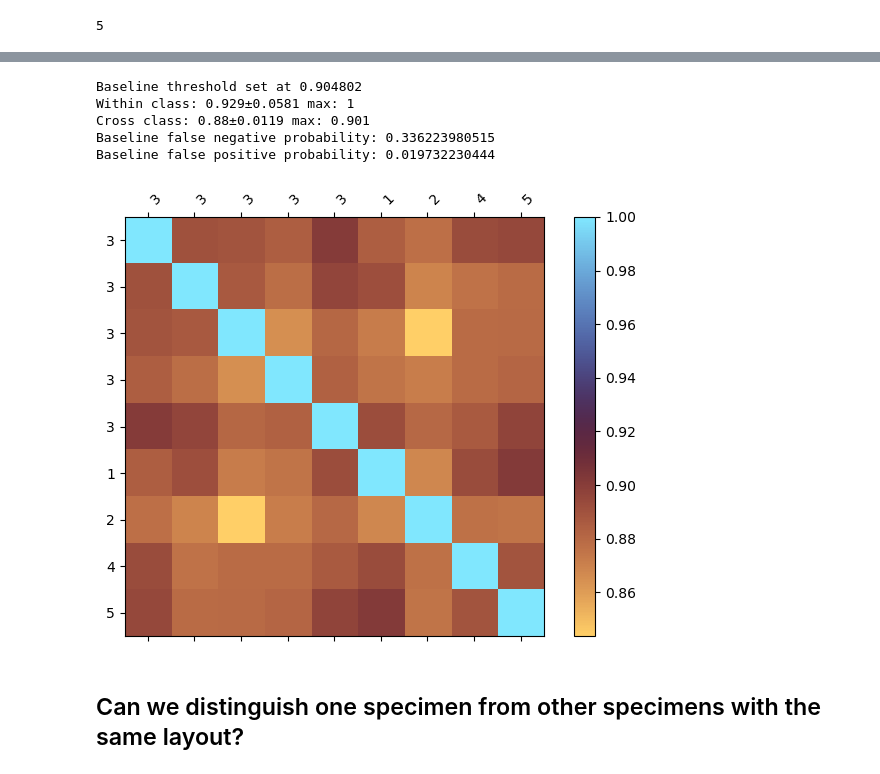
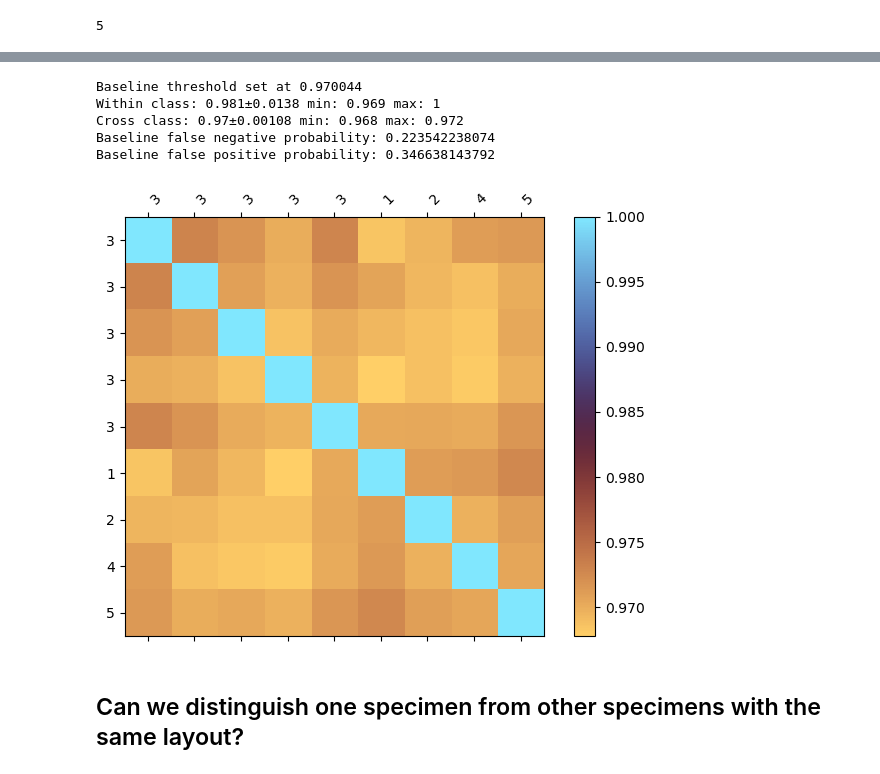
Before and after one commit to jaseg/sampling-mesh-monitor, a Jupyter notebook: jupyter_notebooks/classifier_tests.ipynb, the cells around one changed output, grey strips where cells are left out. Saved outputs shown, nothing was run; the diff lists cells and outputs as text; code cells hidden in the pictures.

```diff
--- a/jupyter_notebooks/classifier_tests.ipynb
+++ b/jupyter_notebooks/classifier_tests.ipynb
@@ -225,8 +218,8 @@ def plot_covar(group_a, group_b, select_trace='open_fwd', select_channel='adc1',
     corr = np.corrcoef(deltas)
 
     fig, ax = plt.subplots()
-    for x, lab in zip(deltas, labels):
-        ax.plot(x, label=lab)
+    for i, (x, lab) in enumerate(zip(deltas, labels)):
+        ax.plot(x, label=lab, color=('red' if i<len(group_a) else 'blue'), alpha=0.7)
     ax.legend()
 
     within_class = corr[:4, :4][np.triu_indices(4)]
@@ -260,7 +253,11 @@ def plot_covar(group_a, group_b, select_trace='open_fwd', select_channel='adc1',
 #group_a = [val for key, values in data.items() for val in values if val['info']['chip'] == 'pi3hdx12211' and key == 'M-SP-PITCH-V2-0001-0.4'][-5:]
 #group_b = list({key: val for key, values in data.items() for val in values if val['info']['chip'] == 'pi3hdx12211' and re.match(r'M-SP-PITCH-V2-000[23456]-0\.4', key)}.values())
 
-group_a = [val for key, values in data.items() for val in values if val['info']['chip'] == 'tdp0604' and key == 'M-SP-PITCH-V2-0001-0.4'][-5:]
-group_b = list({key: val for key, values in data.items() for val in values if val['info']['chip'] == 'tdp0604' and re.match(r'M-SP-PITCH-V2-000[23456]-0\.4', key)}.values())
-plot_covar(group_a, group_b, select_trace='open_fwd', select_channel='adc1', smooth=None)
+#group_a = [val for key, values in data.items() for val in values if val['info']['chip'] == 'tdp0604' and key == 'M-SP-PITCH-V2-0001-0.4'][-5:]
+#group_b = list({key: val for key, values in data.items() for val in values if val['info']['chip'] == 'tdp0604' and re.match(r'M-SP-PITCH-V2-000[23456]-0\.4', key)}.values())
+#plot_covar(group_a, group_b, select_trace='open_fwd', select_channel='adc1', smooth=None)
+
+group_a = [val for key, values in data.items() for val in values if val['info']['chip'] == 'pi3hdx12211' and key == 'M-SP-PITCH-V2-0003-0.4'][-5:]
+group_b = list({key: val for key, values in data.items() for val in values if val['info']['chip'] == 'pi3hdx12211' and re.match(r'M-SP-PITCH-V2-000[1245]-0\.4', key)}.values())
+plot_covar(group_a, group_b, select_trace='open_fwd', smooth=1e-2)
 # %% [output]
@@ -274,5 +271,5 @@ Baseline false positive probability: 0.102950860625
 # %%
-def plot_vector_covar(group_a, group_b, do_cal=False):
+def plot_vector_covar(group_a, group_b, do_cal=False, vector_method='norm', distance_method='corr', smooth=None):
     group_a = sorted(group_a, key=lambda entry: entry['info']['serial'])
     group_b = sorted(group_b, key=lambda entry: entry['info']['serial'])
     all_traces = group_a + group_b
@@ -286,6 +283,12 @@ def plot_vector_covar(group_a, group_b, do_cal=False):
             trace_data = np.array(entry['data'][f'{term}_{direction}'][channel])
             if do_cal:
                 trace_data -= np.array(entry['data']['cal'][channel])
+
+            if smooth is not None:
+                t = np.linspace(0, 1, len(trace_data))
+                spl = interpolate.make_smoothing_spline(t, trace_data, lam=smooth)
+                trace_data = spl(t)
+
             d[i, j] = trace_data[start:end]
 
     # Normalize each curve such that its mean is at 0 and its min is at -1
@@ -299,49 +302,61 @@ def plot_vector_covar(group_a, group_b, do_cal=False):
 
     corr = np.zeros((12, len(all_traces), len(all_traces)))
     for i in range(12):
-        corr[i] = np.corrcoef(deltas[:,i,:])
-    corr = np.sqrt(np.min(np.square(corr), axis=0))
+        if distance_method == 'corr':
+            corr[i] = np.corrcoef(deltas[:,i,:])
+        elif distance_method == 'max':
+            for k, l in itertools.product(range(len(all_traces)), repeat=2):
+                corr[i, k, l] = 1 - np.abs(deltas[k,i,:] - deltas[l,i,:]).max()
+        else:
+            raise ValueError(f'invalid distance_method {distance_method!r}')
 
-    within_class = corr[:4, :4][np.triu_indices(4)]
-    cross_class = corr[4:, :4].flatten()
+    if vector_method == 'norm':
+        corr = np.sqrt(np.mean(np.square(corr), axis=0))
+    elif vector_method == 'min':
+        corr = np.min(corr, axis=0)
+    else:
+        raise ValueError(f'invalid vector_method {vector_method!r}')
+
+    within_class = corr[:len(group_a), :len(group_a)][np.triu_indices(len(group_a))]
+    cross_class = corr[len(group_a):, :len(group_a)].flatten()
 
     cdf = lambda x, mu, sigma: 1/2 * (1 + math.erf((x - mu) / (sigma * math.sqrt(2))))
-    threshold = (np.mean(within_class) + np.mean(cross_class)) / 2
+    #threshold = (np.mean(within_class) + np.mean(cross_class)) / 2
     #threshold = np.mean(within_class) -2*np.std(within_class)
-    #threshold = (np.mean(within_class) + np.max(cross_class)) / 2
+    threshold = (np.min(within_class) + np.max(cross_class)) / 2
     print(f'Baseline threshold set at {threshold:.6f}')
 
     for name, data in [('Within', within_class), ('Cross', cross_class)]:
-        print(f'{name} class: {np.mean(data):.3g}±{np.std(data):.3g} max: {np.max(data):.3g}')
+        print(f'{name} class: {np.mean(data):.3g}±{np.std(data):.3g} min: {np.min(data):.3g} max: {np.max(data):.3g}')
     print(f'Baseline false negative probability: {cdf(threshold, np.mean(within_class), np.std(within_class)):.12f}')
     print(f'Baseline false positive probability: {1 - cdf(threshold, np.mean(cross_class), np.std(cross_class)):.12f}')
 
     #corr -= np.min(corr)
     #corr /= np.max(corr)
 
     #for i in range(len(corr[0])):
     #    corr[i, i] = math.nan
 
     fig, ax = plt.subplots()
     cax = ax.matshow(corr, interpolation='nearest', cmap='managua')
     fig.colorbar(cax)
     ax.set_xticks(list(range(len(labels))))
     ax.set_xticklabels(labels, rotation=45, ha='left')
     ax.set_yticks(list(range(len(labels))))
     ax.set_yticklabels(labels)
     fig.tight_layout()
     #fig.savefig('../paper/manip_pearson_corr.pdf')
 
 group_a = [val for key, values in data.items() for val in values if val['info']['chip'] == 'pi3hdx12211' and key == 'M-SP-PITCH-V2-0003-0.4'][-5:]
 group_b = list({key: val for key, values in data.items() for val in values if val['info']['chip'] == 'pi3hdx12211' and re.match(r'M-SP-PITCH-V2-000[1245]-0\.4', key)}.values())
-plot_vector_covar(group_a, group_b)
+plot_vector_covar(group_a, group_b, distance_method='corr', smooth=None)
 # %% [output]
-Baseline threshold set at 0.904802
-Within class: 0.929±0.0581 max: 1
-Cross class: 0.88±0.0119 max: 0.901
-Baseline false negative probability: 0.336223980515
-Baseline false positive probability: 0.019732230444
+Baseline threshold set at 0.970044
+Within class: 0.981±0.0138 min: 0.969 max: 1
+Cross class: 0.97±0.00108 min: 0.968 max: 0.972
+Baseline false negative probability: 0.223542238074
+Baseline false positive probability: 0.346638143792
-[figure, old version]
+[figure, new version]
 # %% [markdown]
 ## Can we distinguish one specimen from other specimens with the same layout?
 # %%
```
Also changed, not shown: parts of 19 cells of this notebook.
